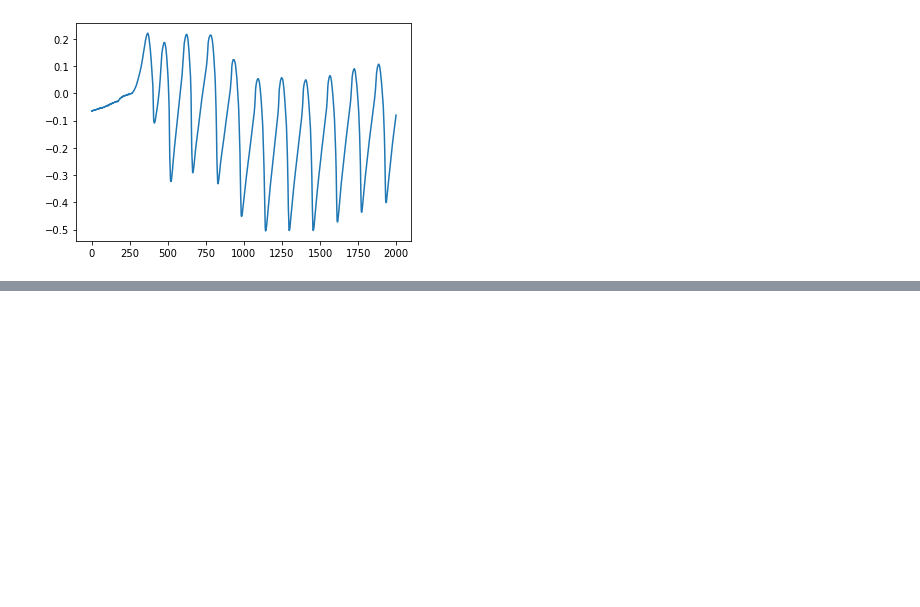
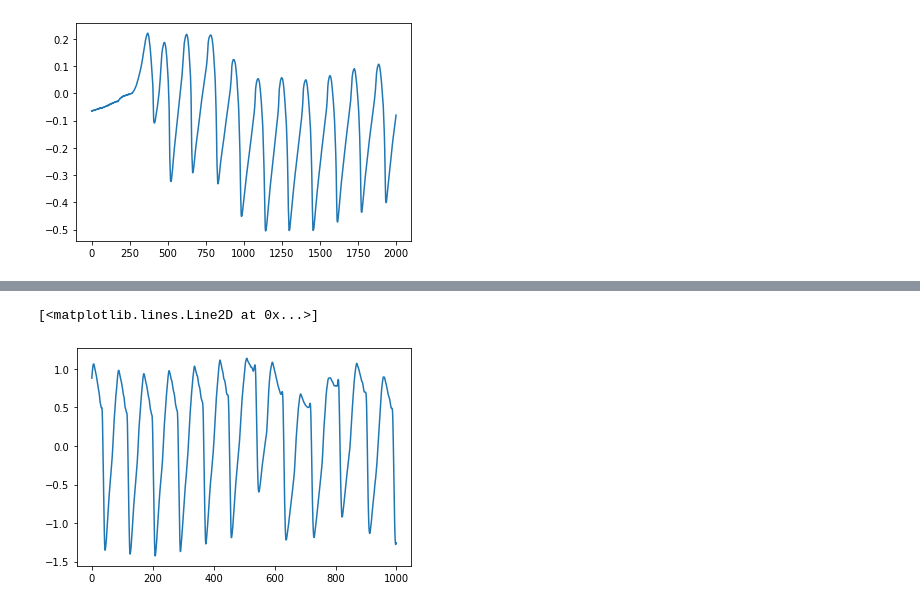
Before and after one commit to SeongwoongCho/SpeechToEGG, a Jupyter notebook: Testing Script.ipynb, the cells around one changed output, grey strips where cells are left out. Cells and saved outputs as stored; diff of their text form; code cells hidden in the pictures; blank space fills up the shorter version.

```diff
--- a/Testing Script.ipynb
+++ b/Testing Script.ipynb
@@ -255,5 +257,8 @@ from scipy.special import expit
 %matplotlib inline
 # %%
+def mag_normalize(mag):
+    return 10*mag/(np.mean(mag**2) + 1e-1)
+
 def dynamic_range_compression(x, C=1, clip_val=1e-5):
     """
     PARAMS
@@ -266,6 +271,7 @@ def stft_process(stft,mask=False):
     mag = np.abs(stft)
     phase = np.angle(stft)
 
+    mag = mag_normalize(mag)
     mag = dynamic_range_compression(mag)
 #     phase = unwrap(phase)
     mag = mag[np.newaxis,:,:]
@@ -338,0 +357,7 @@ mask = np.round(expit(mask))
+# %%
+s = stft_process(E,mask=True)
+mag_original = s[0,:,:]
+phase_original = s[1,:,:]
+mask_original = s[2,:,:]
+mag_original = np.exp(mag_original)
+original_signal = librosa.istft(mask_original*mag_original*(np.cos(phase_original)+1j*np.sin(phase_original)),hop_length=128,win_length=512)
@@ -338,0 +396,5 @@ mask = np.round(expit(mask))
+# %%
+plt.plot(original_signal[8000:9000])
+# %% [output]
+[<matplotlib.lines.Line2D at 0x...>]
+[figure, added]
```
Also changed, not shown: parts of 43 cells of this notebook, 10 other files.
